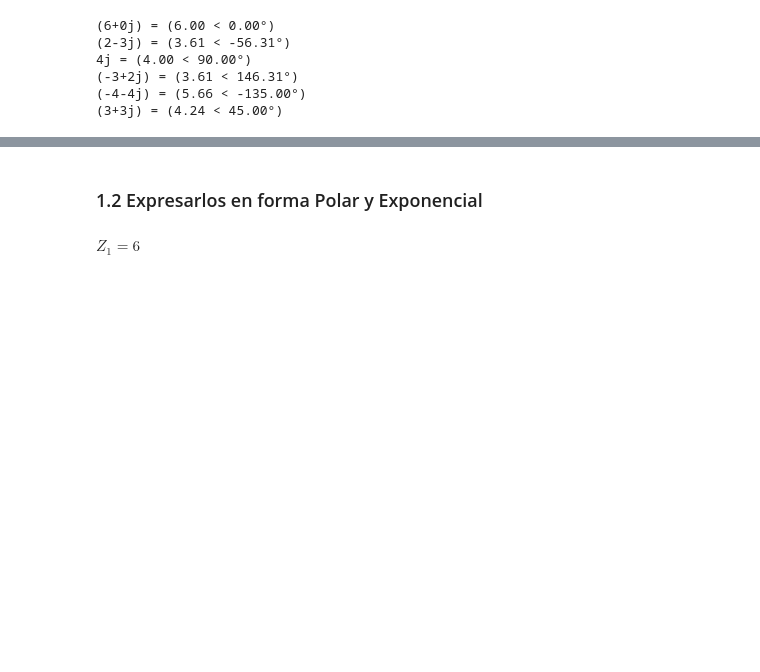
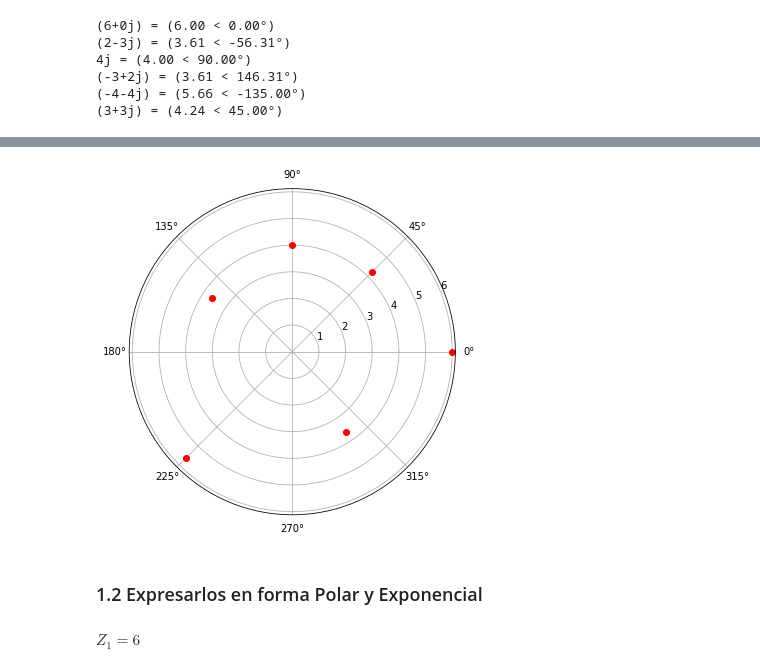
Before and after one commit to daniel-lorenzo/Electrotecnia, a Jupyter notebook: Ejercitacion/TP2.ipynb, the cells around one changed output, grey strips where cells are left out. Cells and saved outputs as stored; diff of their text form; code cells hidden in the pictures; blank space fills up the shorter version.

```diff
--- a/Ejercitacion/TP2.ipynb
+++ b/Ejercitacion/TP2.ipynb
@@ -70,5 +65,6 @@ IPython.OutputArea.prototype._should_scroll = function(lines) {
 # %%
-%matplotlib notebook
+%matplotlib inline
+plt.figure(figsize=(6,6))
 for ang, radio in zip(ang, radio):
     plt.polar(ang, radio, 'ro')
 
@@ -79,3 +73,4 @@ plt.show()
+[figure, added]
 # %%
 %reset -s -f
 # %% [markdown]
```
Also changed, not shown: parts of 13 cells of this notebook, 3 other files.
